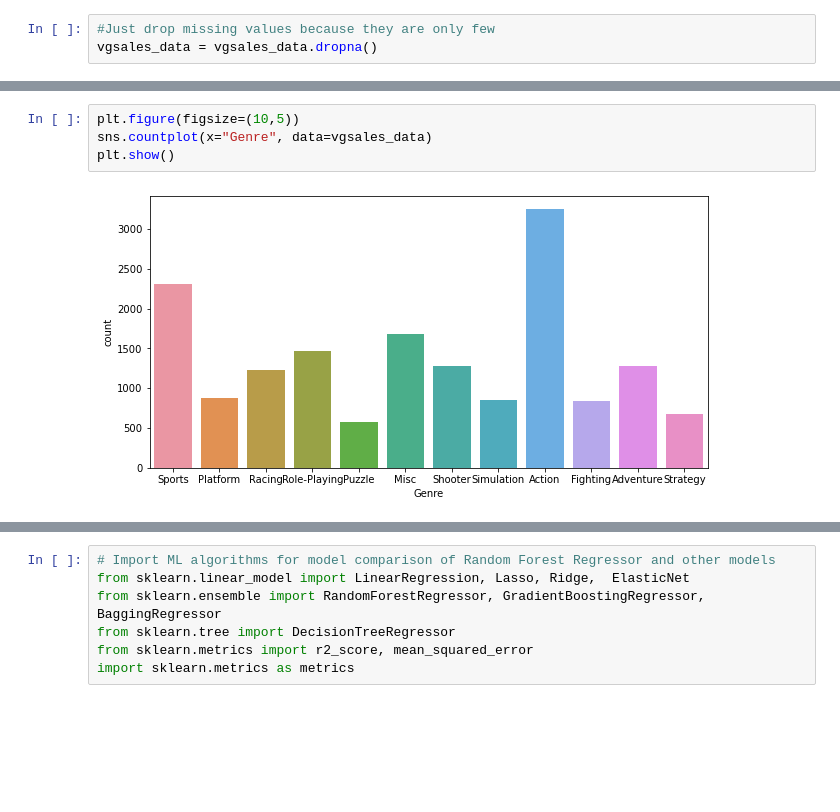
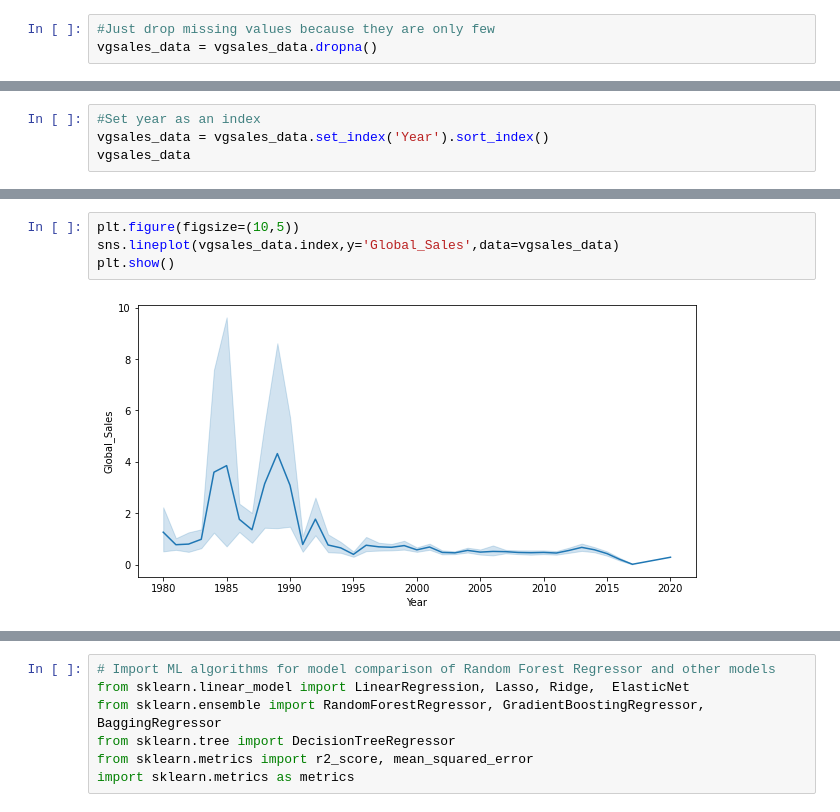
Before and after one commit to RageJohnny/algo_seminararbeit, a Jupyter notebook: Tree - Based Models.ipynb, the cells around one changed output, grey strips where cells are left out. Drawn from its saved outputs; the diff is of its cells as text; blank space fills up the shorter version.

```diff
--- a/Tree - Based Models.ipynb
+++ b/Tree - Based Models.ipynb
@@ -124,0 +92,4 @@ No handles with labels found to put in legend.
+# %%
+#Set year as an index
+vgsales_data = vgsales_data.set_index('Year').sort_index()
+vgsales_data
@@ -125,6 +154,6 @@ No handles with labels found to put in legend.
 # %%
 plt.figure(figsize=(10,5))
-sns.countplot(x="Genre", data=vgsales_data)
+sns.lineplot(vgsales_data.index,y='Global_Sales',data=vgsales_data)
 plt.show()
 # %% [output]
-[figure, old version]
+[figure, new version]
```
Also changed, not shown: parts of 62 cells of this notebook, 10 other files.
